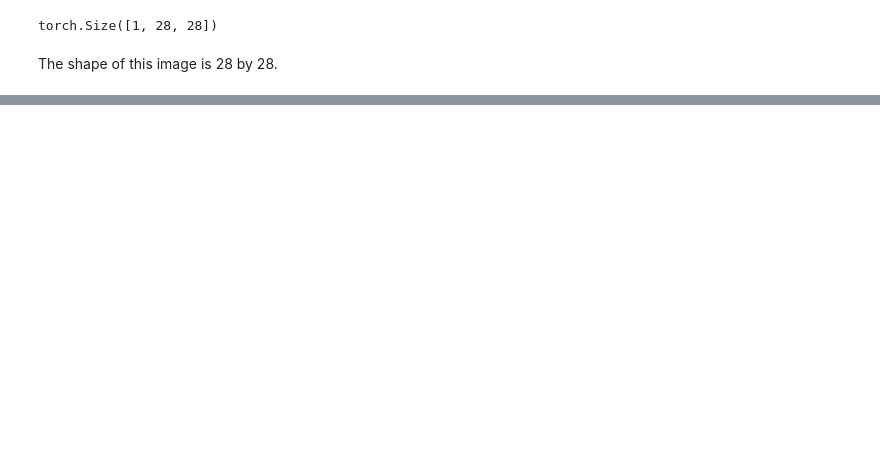
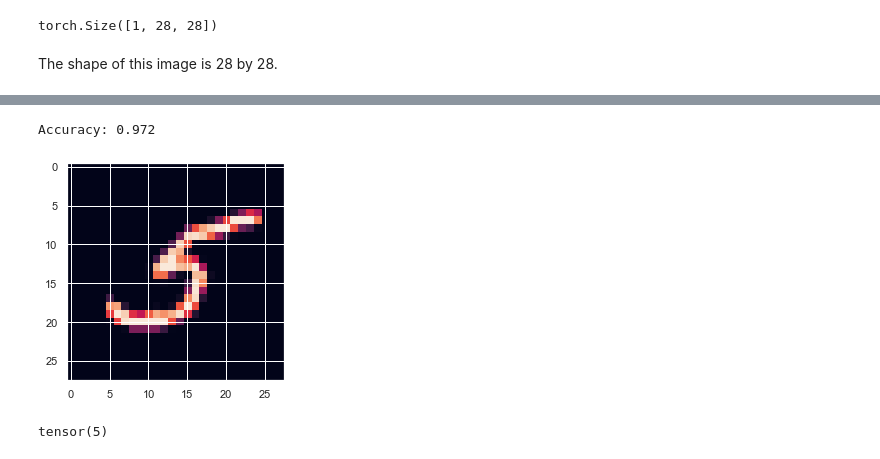
Before and after one commit to Unique-Divine/Hello-World-of-ML, a Jupyter notebook: Intro to PyTorch.ipynb, the cells around one changed output, grey strips where cells are left out. Saved outputs shown, nothing was run; the diff lists cells and outputs as text; code cells hidden in the pictures; blank space fills up the shorter version.

```diff
--- a/Intro to PyTorch.ipynb
+++ b/Intro to PyTorch.ipynb
@@ -849,0 +945,5 @@ https://youtu.be/i2yPxY2rOzs?t=1285
+# %%
+# print dataset balance percentages using f string
+for i in counter_dict:
+    proportion = counter_dict[i]/total*100
+    print(f'{i}: {proportion:.2f}')
@@ -849,0 +1022,6 @@ https://youtu.be/i2yPxY2rOzs?t=1285
+# %%
+X = torch.rand((28,28))
+X = X.view(-1, 28 * 28)
+# pass data through the NN and get return
+output = net(X)
+output
@@ -849,0 +1077,31 @@ https://youtu.be/i2yPxY2rOzs?t=1285
+# %%
+correct = 0
+total = 0
+
+# without calculating gradients:
+with torch.no_grad():
+    # for data vector in dataset
+    for data in testset:
+        # X, Y are the feature and target vectors
+        X, Y = data
+        output = net(X.view(-1, 28*28))
+
+        for idx, i in enumerate(output):
+            if torch.argmax(i) == Y[idx]:
+                correct += 1
+            total += 1
+print(f"Accuracy: {(correct/total):.3f}")
+# %% [output]
+Accuracy: 0.972
+# %%
+# display the X[0] image
+plt.imshow(X[0].view(28,28))
+plt.show()
+# %% [output]
+[figure, added]
+# %%
+# Print prediction -> pass X[0] thru NN
+print(torch.argmax(net(X[0].view(-1, 28*28))[0]))
+# X[0].view(-1, 28*28) -> reshapes for NN
+# %% [output]
+tensor(5)
```
Also changed, not shown: parts of 58 cells of this notebook.
